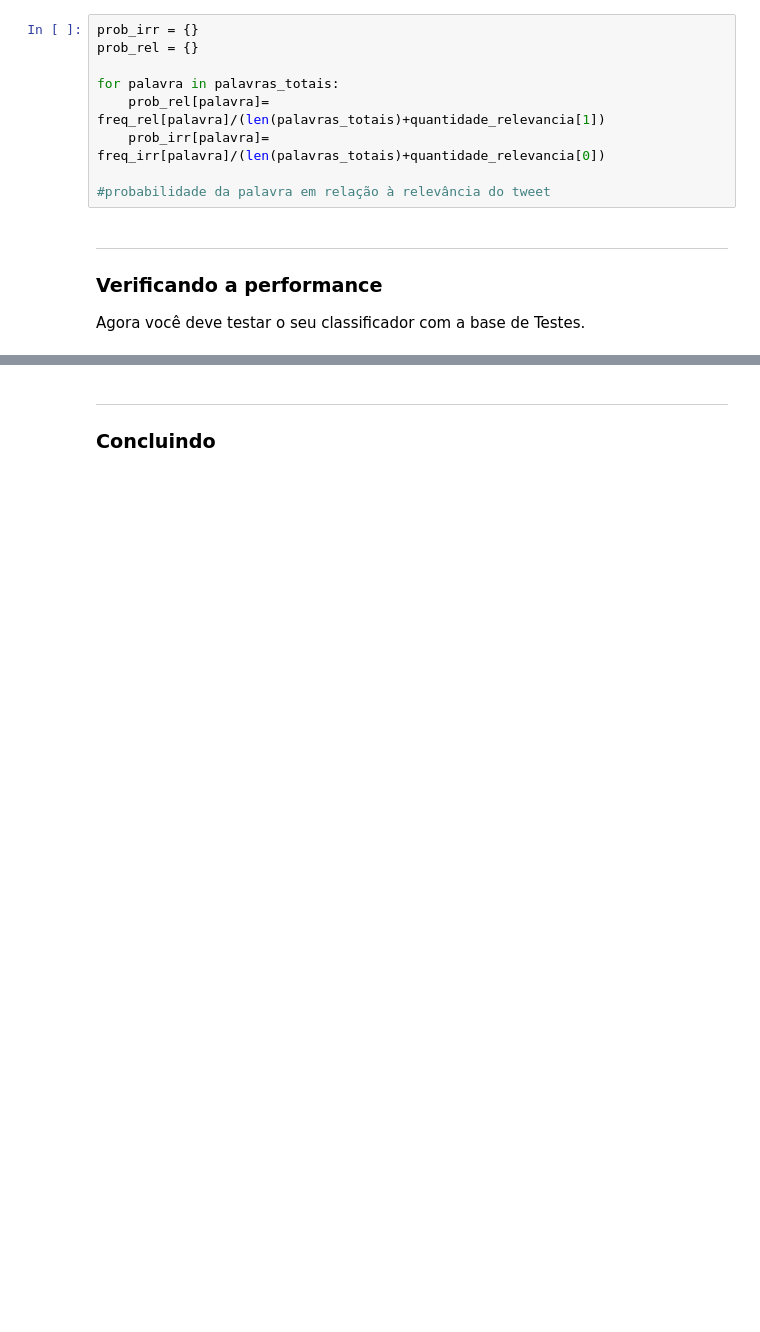
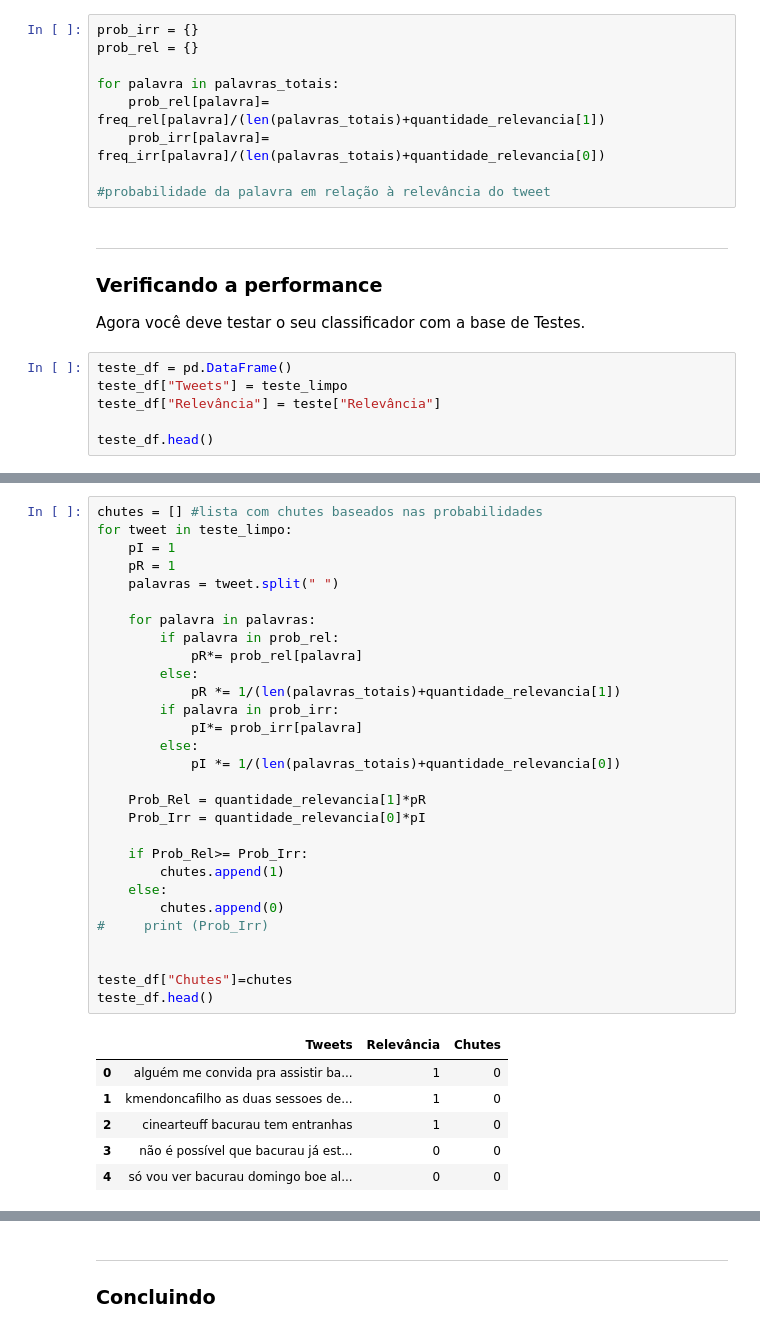
Before and after one commit to Bilbia/Projeto-2-CDados, a Jupyter notebook: Projeto2_layout.ipynb, the cells around one changed output, grey strips where cells are left out. Drawn from its saved outputs; the diff is of its cells as text; blank space fills up the shorter version.

```diff
--- a/Projeto2_layout.ipynb
+++ b/Projeto2_layout.ipynb
@@ -333,3 +333,9 @@ ___
 ### Verificando a performance
 
 Agora você deve testar o seu classificador com a base de Testes.
+# %%
+teste_df = pd.DataFrame()
+teste_df["Tweets"] = teste_limpo
+teste_df["Relevância"] = teste["Relevância"]
+
+teste_df.head()
@@ -335,0 +349,36 @@ Agora você deve testar o seu classificador com a base de Testes.
+# %%
+chutes = [] #lista com chutes baseados nas probabilidades
+for tweet in teste_limpo:
+    pI = 1
+    pR = 1
+    palavras = tweet.split(" ")
+
+    for palavra in palavras:
+        if palavra in prob_rel:
+            pR*= prob_rel[palavra]
+        else:
+            pR *= 1/(len(palavras_totais)+quantidade_relevancia[1])
+        if palavra in prob_irr:
+            pI*= prob_irr[palavra]
+        else:
+            pI *= 1/(len(palavras_totais)+quantidade_relevancia[0])
+
+    Prob_Rel = quantidade_relevancia[1]*pR
+    Prob_Irr = quantidade_relevancia[0]*pI
+
+    if Prob_Rel>= Prob_Irr:
+        chutes.append(1)
+    else:
+        chutes.append(0)
+#     print (Prob_Irr)
+
+
+teste_df["Chutes"]=chutes
+teste_df.head()
+# %% [output]
+|  | Tweets | Relevância | Chutes |
+| 0 | alguém me convida pra assistir ba... | 1 | 0 |
+| 1 | kmendoncafilho as duas sessoes de... | 1 | 0 |
+| 2 | cinearteuff bacurau tem entranhas | 1 | 0 |
+| 3 | não é possível que bacurau já est... | 0 | 0 |
+| 4 | só vou ver bacurau domingo boe al... | 0 | 0 |
```
Also changed, not shown: parts of 4 cells of this notebook.
